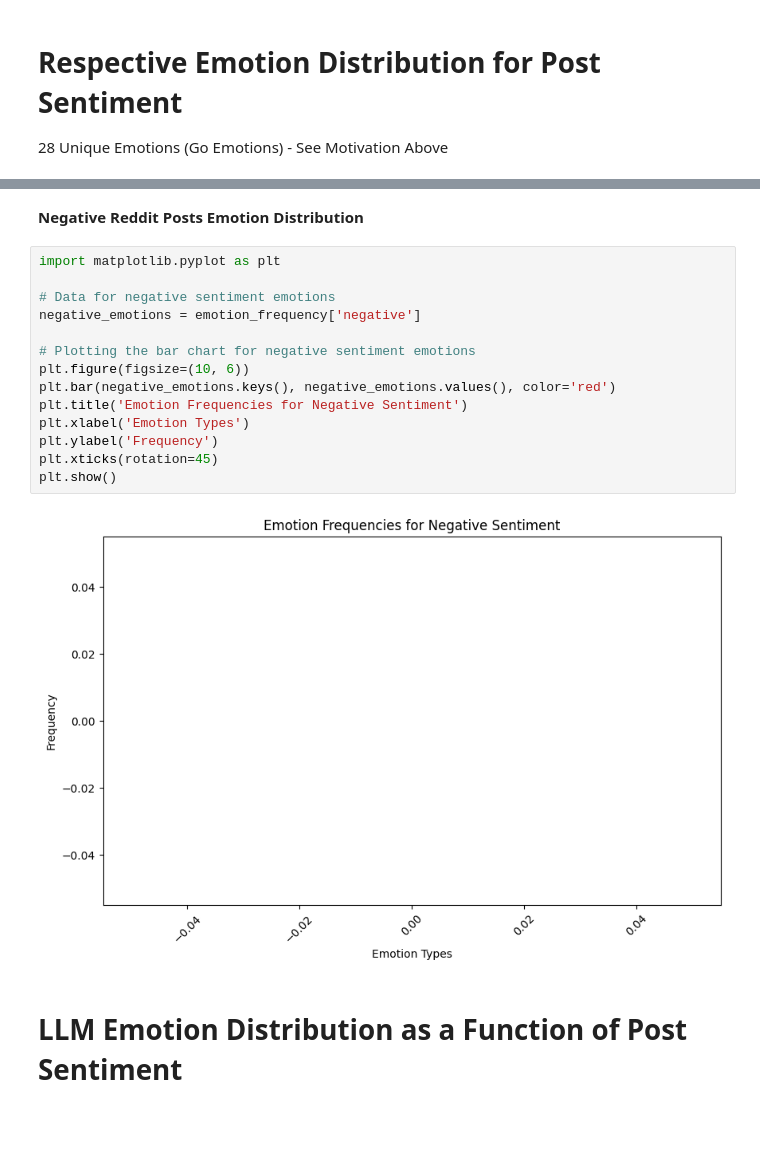
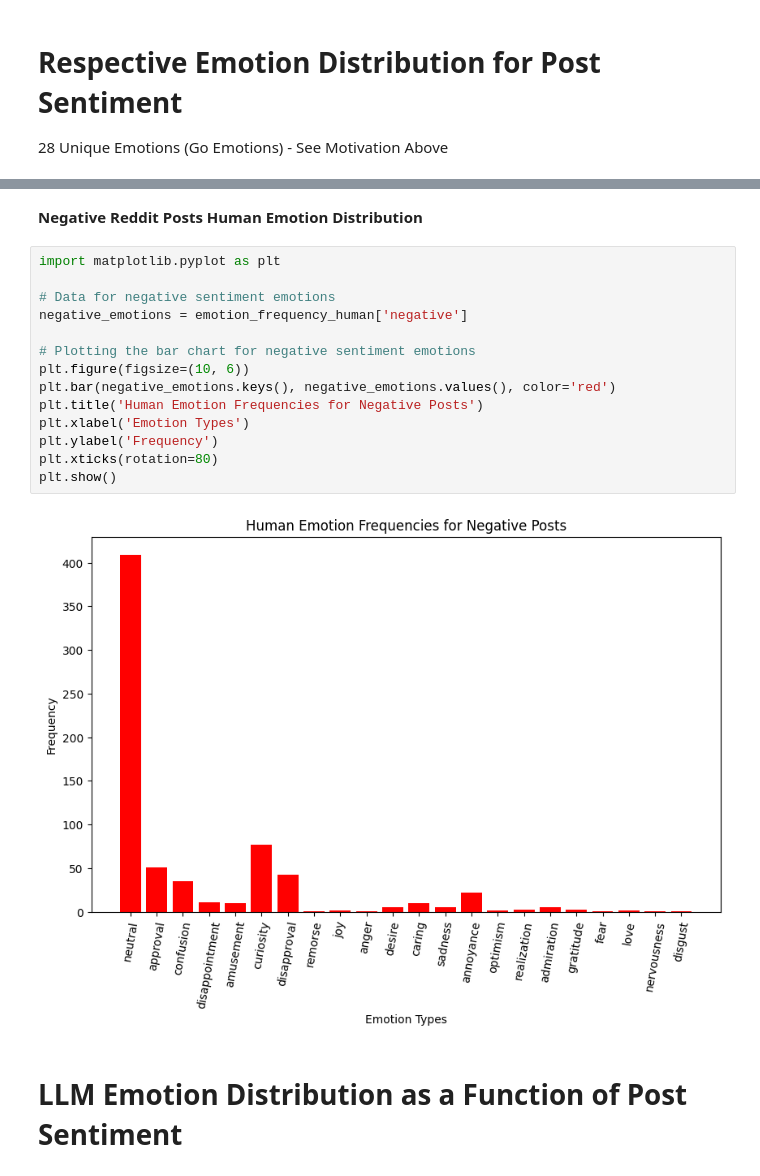
Before and after one commit to EliMartian/reddit_post_sentiment_analysis, a Jupyter notebook: reddit_comments_sentiment_analysis.ipynb, the cells around one changed output, grey strips where cells are left out. Saved outputs shown, nothing was run; the diff lists cells and outputs as text; blank space fills up the shorter version.

```diff
--- a/reddit_comments_sentiment_analysis.ipynb
+++ b/reddit_comments_sentiment_analysis.ipynb
@@ -1018,21 +1385,21 @@ plt.show()
 # %% [markdown]
-**Negative Reddit Posts Emotion Distribution**
+**Negative Reddit Posts Human Emotion Distribution**
 # %%
 import matplotlib.pyplot as plt
 
 # Data for negative sentiment emotions
-negative_emotions = emotion_frequency['negative']
+negative_emotions = emotion_frequency_human['negative']
 
 # Plotting the bar chart for negative sentiment emotions
 plt.figure(figsize=(10, 6))
 plt.bar(negative_emotions.keys(), negative_emotions.values(), color='red')
-plt.title('Emotion Frequencies for Negative Sentiment')
+plt.title('Human Emotion Frequencies for Negative Posts')
 plt.xlabel('Emotion Types')
 plt.ylabel('Frequency')
-plt.xticks(rotation=45)
+plt.xticks(rotation=80)
 plt.show()
 # %% [output]
-[figure, old version]
+[figure, new version]
 # %% [markdown]
 # LLM Emotion Distribution as a Function of Post Sentiment
 # %% [markdown]
```
Also changed, not shown: parts of 39 cells of this notebook, 1 other file.
